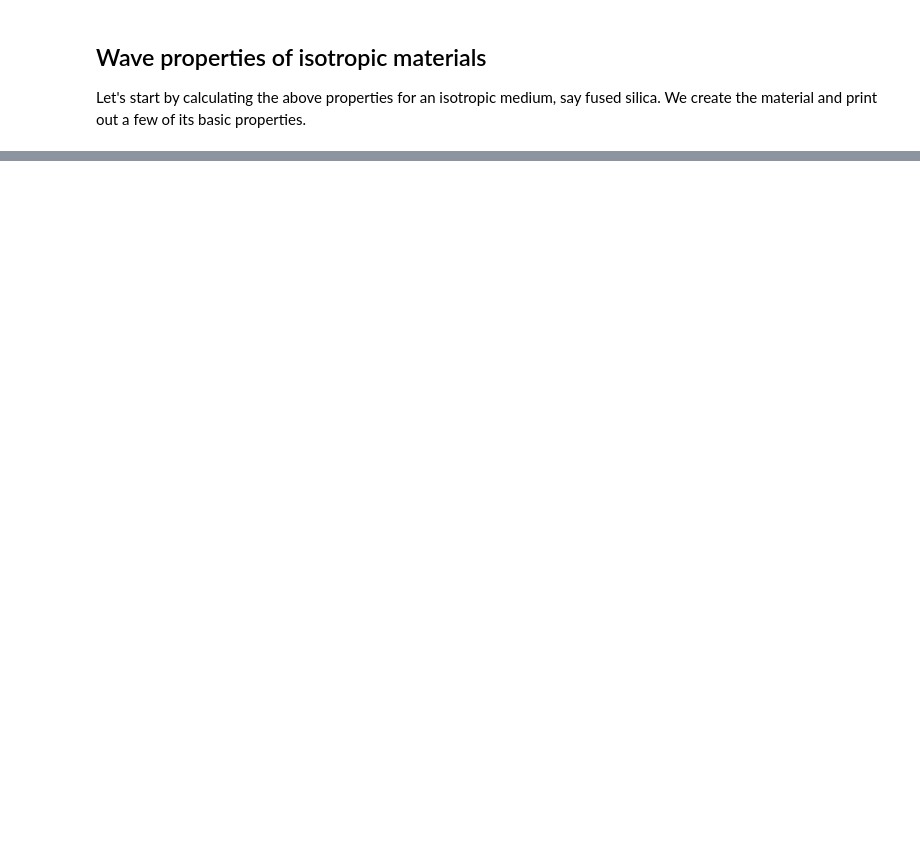
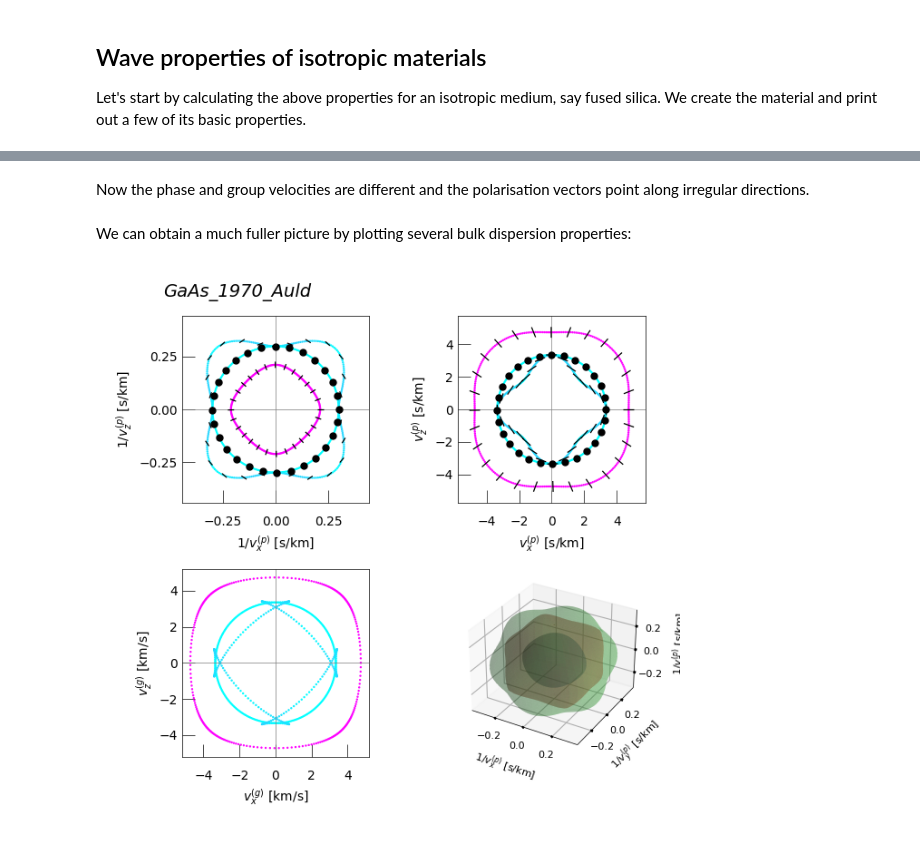
Before and after one commit to michaeljsteel/NumBAT, a Jupyter notebook: docs/source/notebooks/jup_09a_bulk_anisotropy.ipynb, the cells around one changed output, grey strips where cells are left out. Cells and saved outputs as stored; diff of their text form; code cells hidden in the pictures; blank space fills up the shorter version.

```diff
--- a/docs/source/notebooks/jup_09a_bulk_anisotropy.ipynb
+++ b/docs/source/notebooks/jup_09a_bulk_anisotropy.ipynb
@@ -140,0 +242,6 @@ The phase speeds are given for propagation along $z$ with $\vec \kappa = (0,0,1)
+# %%
+mat_gaas = materials.make_material("GaAs_1970_Auld")
+
+print(mat_gaas, '\n')
+
+print(mat_gaas.elastic_properties())
@@ -140,0 +298,12 @@ The phase speeds are given for propagation along $z$ with $\vec \kappa = (0,0,1)
+# %% [markdown]
+Now the phase and group velocities are different and the polarisation vectors point along irregular directions.
+# %% [markdown]
+We can obtain a much fuller picture by plotting several bulk dispersion properties:
+# %%
+prefix = 'tmpgaas'
+
+mat_gaas.plot_bulk_dispersion(prefix)
+
+#display(Image(prefix+'-bulkdisp.png'))
+# %% [output]
+[figure, added]
```
Also changed, not shown: parts of 42 cells of this notebook, 3 other files.
